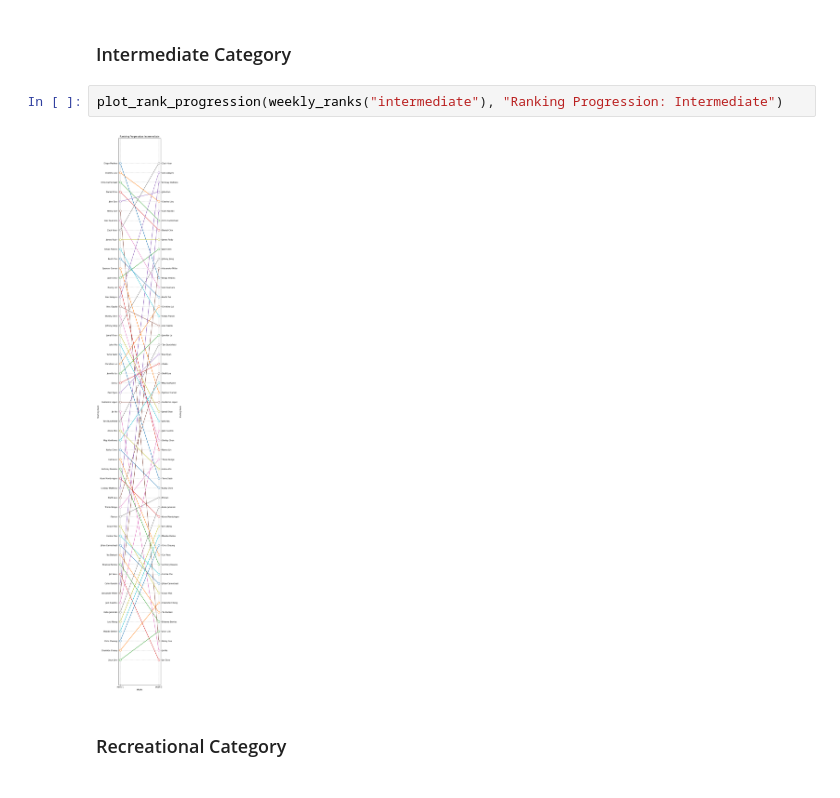
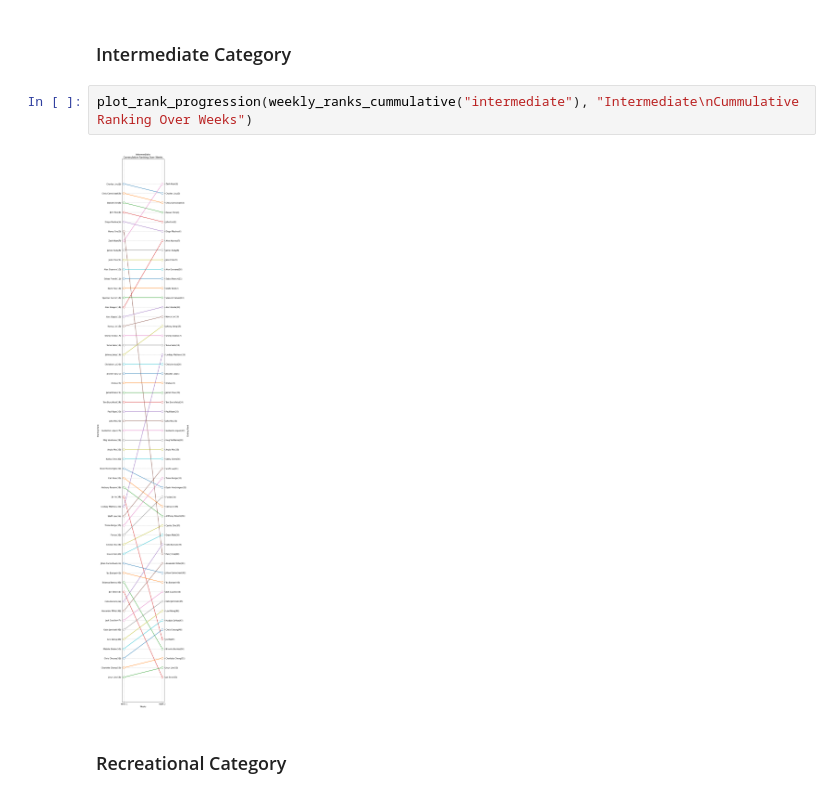
Before and after one commit to jamal-ahmad/bkb-league-scores, a Jupyter notebook: climbing-results.ipynb, the cells around one changed output. Saved outputs shown, nothing was run; the diff lists cells and outputs as text.

```diff
--- a/climbing-results.ipynb
+++ b/climbing-results.ipynb
@@ -363,8 +417,8 @@ plot_rank_progression(weekly_ranks("advanced"), "Ranking Progression: Advanced")
 # %% [markdown]
 ### Intermediate Category
-# %%
-plot_rank_progression(weekly_ranks("intermediate"), "Ranking Progression: Intermediate")
-# %% [output]
-[figure, removed]
+# %%
+plot_rank_progression(weekly_ranks_cummulative("intermediate"), "Intermediate\nCummulative Ranking Over Weeks")
+# %% [output]
+[figure, added]
 # %% [markdown]
 ### Recreational Category
```
Also changed, not shown: parts of 8 cells of this notebook, 1 other file.
